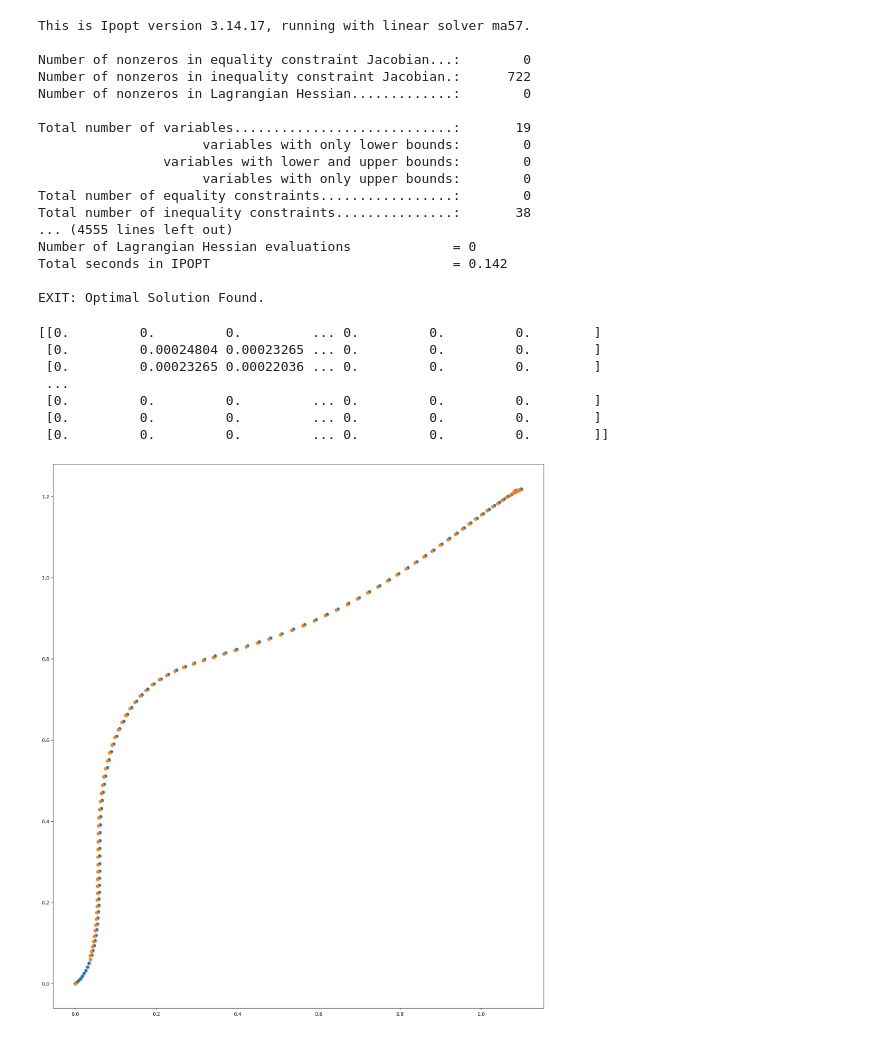
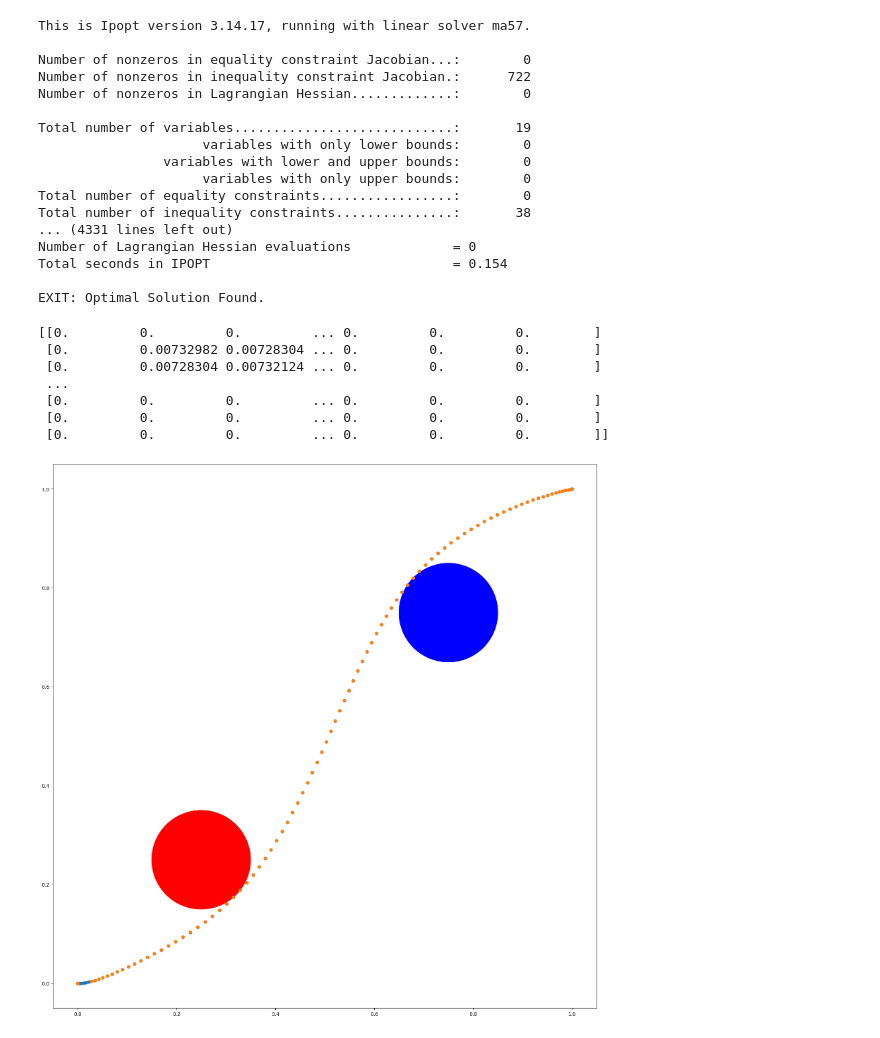
Before and after one commit to robomechanics/usv-testing, a Jupyter notebook: test_disc.ipynb, the cells around one changed output. Cells and saved outputs as stored; diff of their text form; code cells hidden in the pictures.

Commit message:
salom course from dircol

```diff
--- a/test_disc.ipynb
+++ b/test_disc.ipynb
@@ -117,8 +117,8 @@ Qfvec = 10*np.ones(ns)
 Pvec = 0.3*np.ones(nc)
 
 # Reference trajectory and inputs
-#Sload = np.loadtxt('dircol_soln.csv', delimiter=',')
-Sload = np.loadtxt('gen_soln_current_mismatch.csv', delimiter=',')
+Sload = np.loadtxt('dircol_soln.csv', delimiter=',')
+#Sload = np.loadtxt('gen_soln_current_mismatch.csv', delimiter=',')
 Uload = np.loadtxt('dircol_inpu.csv', delimiter=',')
 
 model = VesselModel()
@@ -150,39 +150,39 @@ Total number of variables............................:       19
                      variables with only upper bounds:        0
 Total number of equality constraints.................:        0
 Total number of inequality constraints...............:       38
-... (4555 lines left out)
+... (4331 lines left out)
 Number of Lagrangian Hessian evaluations             = 0
-Total seconds in IPOPT                               = 0.142
+Total seconds in IPOPT                               = 0.154
 
 EXIT: Optimal Solution Found.
 # %%
 print(np.cov(C))
 np.savetxt("coeff.csv", C, delimiter=",")
 
 ps = Sfwd.T
 ps_ref = Sload.T
 fig, axes = plt.subplots(1, 1, figsize=(20, 20))
 circle1 = plt.Circle((0.25, 0.25), 0.1, color='r')
 circle2 = plt.Circle((0.3, 0.8), 0.25, color='g')
 circle3 = plt.Circle((0.75, 0.75), 0.1, color='b')
 circle4 = plt.Circle((0.8, 0.3), 0.25, color='y')
-#axes.add_patch(circle1)
+axes.add_patch(circle1)
 #axes.add_patch(circle2)
-#axes.add_patch(circle3)
+axes.add_patch(circle3)
 #axes.add_patch(circle4)
 axes.scatter(ps_ref[1], ps_ref[0])
 axes.scatter(ps[1], ps[0])
 axes.set_aspect('equal', adjustable='box')
 plt.show()
 # %% [output]
 [[0.         0.         0.         ... 0.         0.         0.        ]
- [0.         0.00024804 0.00023265 ... 0.         0.         0.        ]
- [0.         0.00023265 0.00022036 ... 0.         0.         0.        ]
+ [0.         0.00732982 0.00728304 ... 0.         0.         0.        ]
+ [0.         0.00728304 0.00732124 ... 0.         0.         0.        ]
  ...
  [0.         0.         0.         ... 0.         0.         0.        ]
  [0.         0.         0.         ... 0.         0.         0.        ]
  [0.         0.         0.         ... 0.         0.         0.        ]]
-[figure, old version]
+[figure, new version]
 # %%
 C_soln = np.zeros(nc)
 start = 10
```
Also changed, not shown: parts of 2 cells of this notebook, 7 other files.
